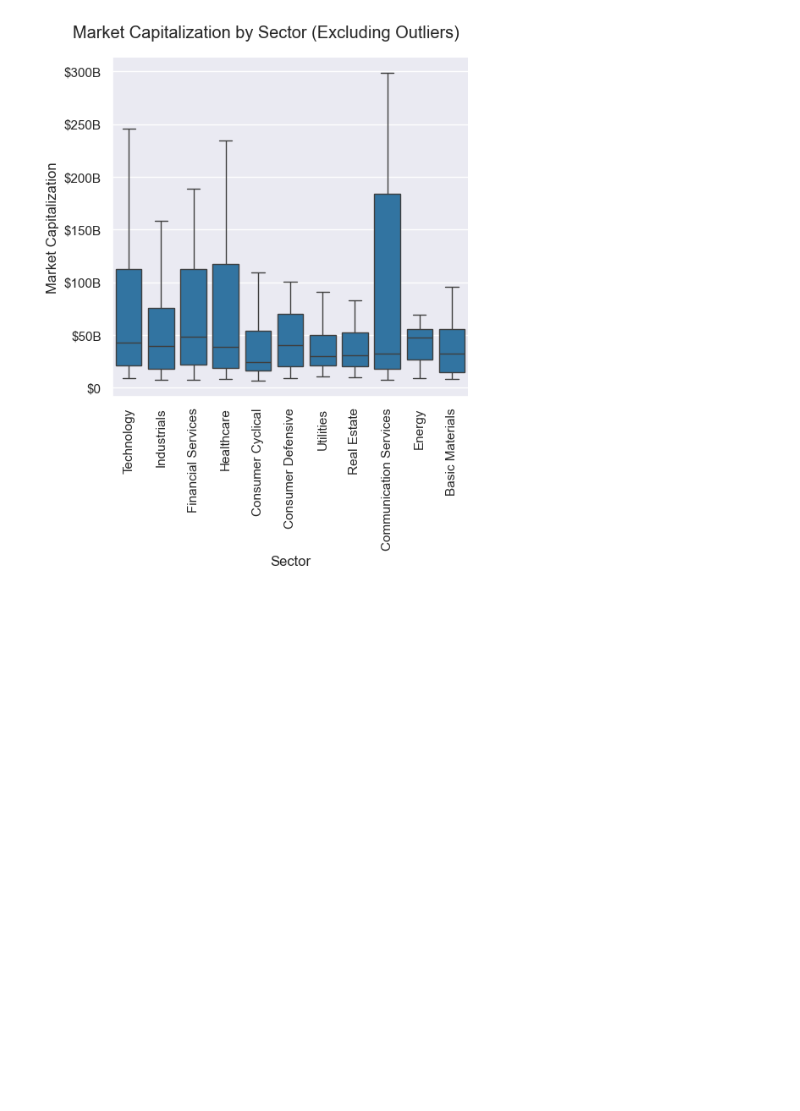
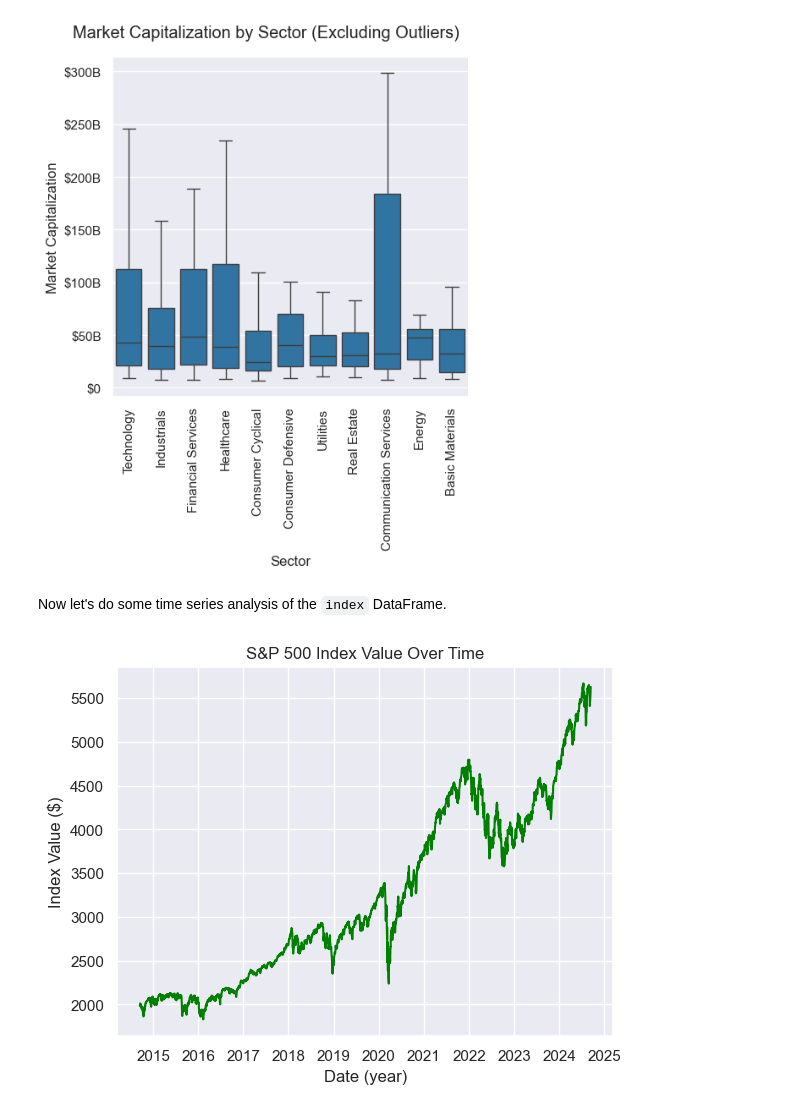
Before and after one commit to iluvcoding123/sp500_analysis, a Jupyter notebook: sp500_analysis.ipynb, the cells around one changed output. Saved outputs shown, nothing was run; the diff lists cells and outputs as text; code cells hidden in the pictures; blank space fills up the shorter version.

Commit message:
Added time series line plot

```diff
--- a/sp500_analysis.ipynb
+++ b/sp500_analysis.ipynb
@@ -160,7 +160,7 @@ import matplotlib.pyplot as plt
 import seaborn as sns
 
 # Set plot style and context
-sns.set_style('dark')
+sns.set_style('darkgrid')
 sns.set_context('notebook')
 
 # Count plot for 'Sector' in companies
@@ -201,7 +201,5 @@ The primary metric that determines whether a company is included in the S&P 500
 # %%
 # Set plot style and context
-sns.set_style('darkgrid')
-sns.set_context('notebook')
 
 # Create a box plot for Marketcap by Sector (log)
 log_box = sns.catplot(x='Sector', y='Marketcap', data=companies, kind='box',
@@ -228,3 +226,17 @@ no_outliers_box.set_axis_labels('Sector', 'Market Capitalization')
 # %% [output]
 <seaborn.axisgrid.FacetGrid at 0x...>
 [figure]
+# %% [markdown]
+Now let's do some time series analysis of the `index` DataFrame.
+# %%
+# Convert dates to datetime format/type
+index['Date'] = pd.to_datetime(index['Date'])
+
+# Create a line plot of the index value over time
+sns.lineplot(x='Date', y='S&P500', data=index, color='g')
+plt.title('S&P 500 Index Value Over Time')
+plt.xlabel('Date (year)')
+plt.ylabel('Index Value ($)')
+plt.show()
+# %% [output]
+[figure, added]
```
Also changed, not shown: parts of 8 cells of this notebook.
